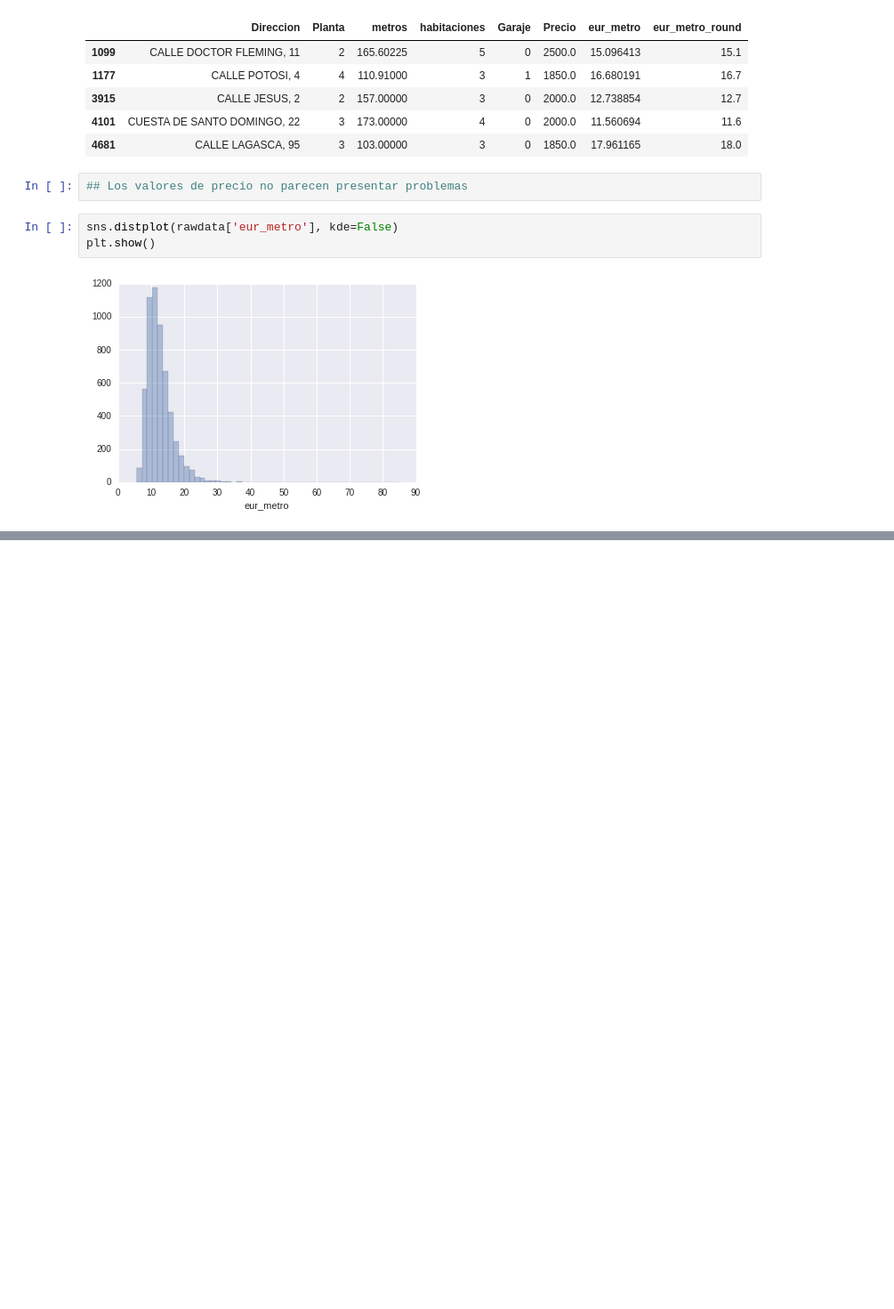
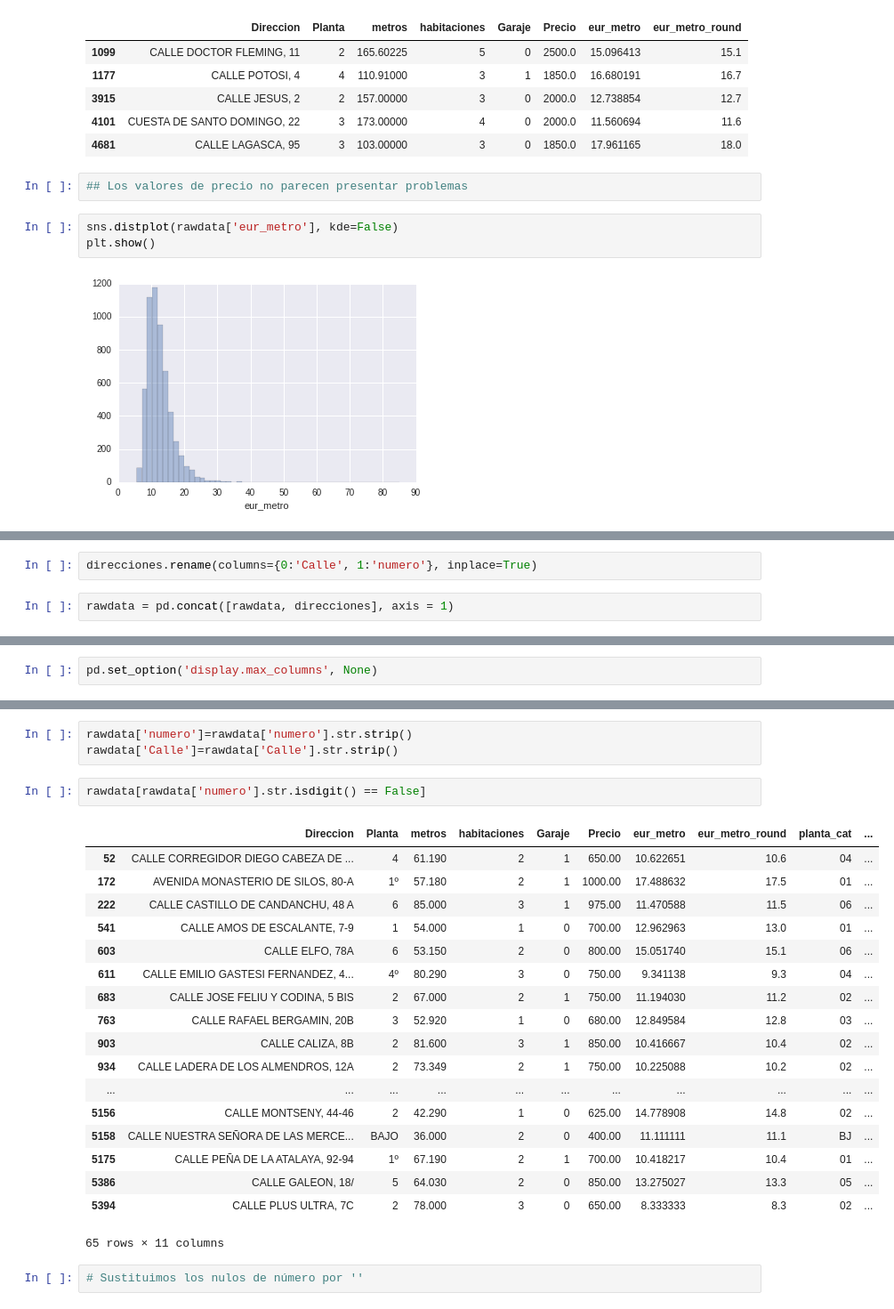
Before and after one commit to manuelmaestre/Proyecto_MDS, a Jupyter notebook: code/raw/02_Procesar_datos_IVIMA.ipynb, the cells around one changed output, grey strips where cells are left out. Shown at 89% size. Drawn from its saved outputs; the diff is of its cells as text; blank space fills up the shorter version.

```diff
--- a/code/raw/02_Procesar_datos_IVIMA.ipynb
+++ b/code/raw/02_Procesar_datos_IVIMA.ipynb
@@ -144,0 +252,4 @@ planta_ivima.to_clipboard()
+# %%
+direcciones.rename(columns={0:'Calle', 1:'numero'}, inplace=True)
+# %%
+rawdata = pd.concat([rawdata, direcciones], axis = 1)
@@ -144,0 +265,2 @@ planta_ivima.to_clipboard()
+# %%
+pd.set_option('display.max_columns', None)
@@ -144,0 +276,26 @@ planta_ivima.to_clipboard()
+# %%
+rawdata['numero']=rawdata['numero'].str.strip()
+rawdata['Calle']=rawdata['Calle'].str.strip()
+# %%
+rawdata[rawdata['numero'].str.isdigit() == False]
+# %% [output]
+|  | Direccion | Planta | metros | habitaciones | Garaje | Precio | eur_metro | eur_metro_round | planta_cat | ... |
+| 52 | CALLE CORREGIDOR DIEGO CABEZA DE ... | 4 | 61.190 | 2 | 1 | 650.00 | 10.622651 | 10.6 | 04 | ... |
+| 172 | AVENIDA MONASTERIO DE SILOS, 80-A | 1º | 57.180 | 2 | 1 | 1000.00 | 17.488632 | 17.5 | 01 | ... |
+| 222 | CALLE CASTILLO DE CANDANCHU, 48 A | 6 | 85.000 | 3 | 1 | 975.00 | 11.470588 | 11.5 | 06 | ... |
+| 541 | CALLE AMOS DE ESCALANTE, 7-9 | 1 | 54.000 | 1 | 0 | 700.00 | 12.962963 | 13.0 | 01 | ... |
+| 603 | CALLE ELFO, 78A | 6 | 53.150 | 2 | 0 | 800.00 | 15.051740 | 15.1 | 06 | ... |
+| 611 | CALLE EMILIO GASTESI FERNANDEZ, 4... | 4º | 80.290 | 3 | 0 | 750.00 | 9.341138 | 9.3 | 04 | ... |
+| 683 | CALLE JOSE FELIU Y CODINA, 5 BIS | 2 | 67.000 | 2 | 1 | 750.00 | 11.194030 | 11.2 | 02 | ... |
+| 763 | CALLE RAFAEL BERGAMIN, 20B | 3 | 52.920 | 1 | 0 | 680.00 | 12.849584 | 12.8 | 03 | ... |
+| 903 | CALLE CALIZA, 8B | 2 | 81.600 | 3 | 1 | 850.00 | 10.416667 | 10.4 | 02 | ... |
+| 934 | CALLE LADERA DE LOS ALMENDROS, 12A | 2 | 73.349 | 2 | 1 | 750.00 | 10.225088 | 10.2 | 02 | ... |
+| ... | ... | ... | ... | ... | ... | ... | ... | ... | ... | ... |
+| 5156 | CALLE MONTSENY, 44-46 | 2 | 42.290 | 1 | 0 | 625.00 | 14.778908 | 14.8 | 02 | ... |
+| 5158 | CALLE NUESTRA SEÑORA DE LAS MERCE... | BAJO | 36.000 | 2 | 0 | 400.00 | 11.111111 | 11.1 | BJ | ... |
+| 5175 | CALLE PEÑA DE LA ATALAYA, 92-94 | 1º | 67.190 | 2 | 1 | 700.00 | 10.418217 | 10.4 | 01 | ... |
+| 5386 | CALLE GALEON, 18/ | 5 | 64.030 | 2 | 0 | 850.00 | 13.275027 | 13.3 | 05 | ... |
+| 5394 | CALLE PLUS ULTRA, 7C | 2 | 78.000 | 3 | 0 | 650.00 | 8.333333 | 8.3 | 02 | ... |
+65 rows × 11 columns
+# %%
+# Sustituimos los nulos de número por ''
```
Also changed, not shown: parts of 73 cells of this notebook.
